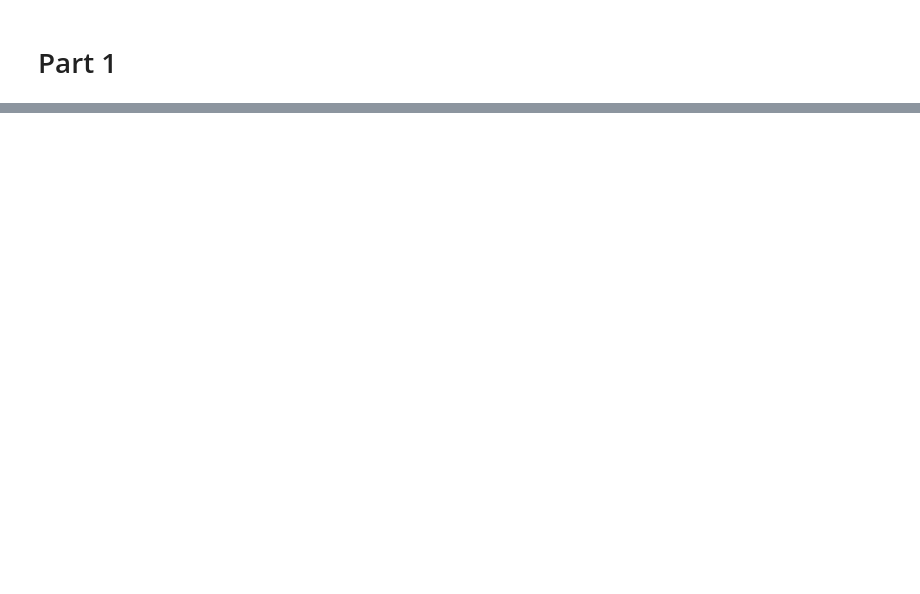
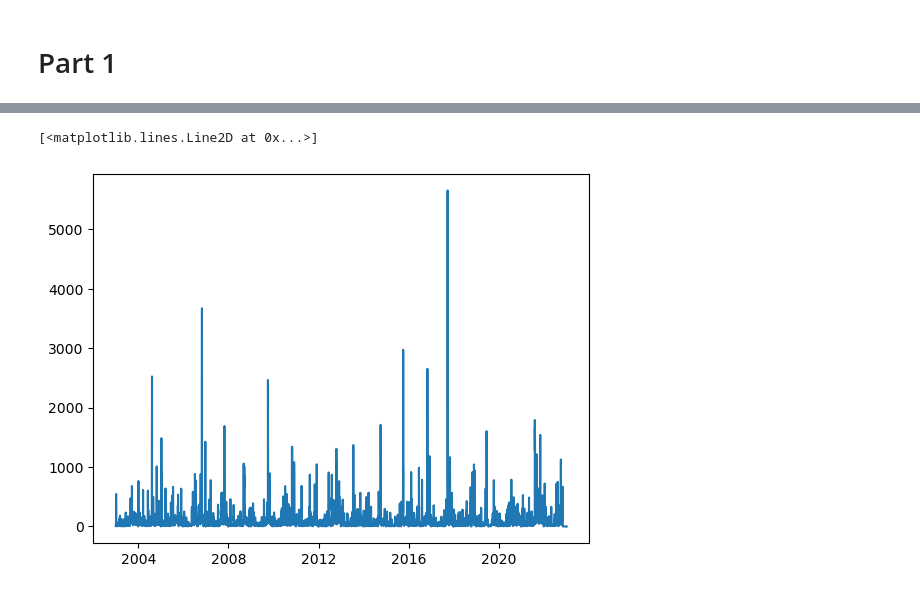
Before and after one commit to Margaux-Ccd/WREM_dam, a Jupyter notebook: data_analysis.ipynb, the cells around one changed output, grey strips where cells are left out. Cells and saved outputs as stored; diff of their text form; code cells hidden in the pictures; blank space fills up the shorter version.

```diff
--- a/data_analysis.ipynb
+++ b/data_analysis.ipynb
@@ -63,0 +108,5 @@ plt.show()
+# %%
+plt.plot(S1_full)
+# %% [output]
+[<matplotlib.lines.Line2D at 0x...>]
+[figure, added]
```
Also changed, not shown: parts of 30 cells of this notebook.
